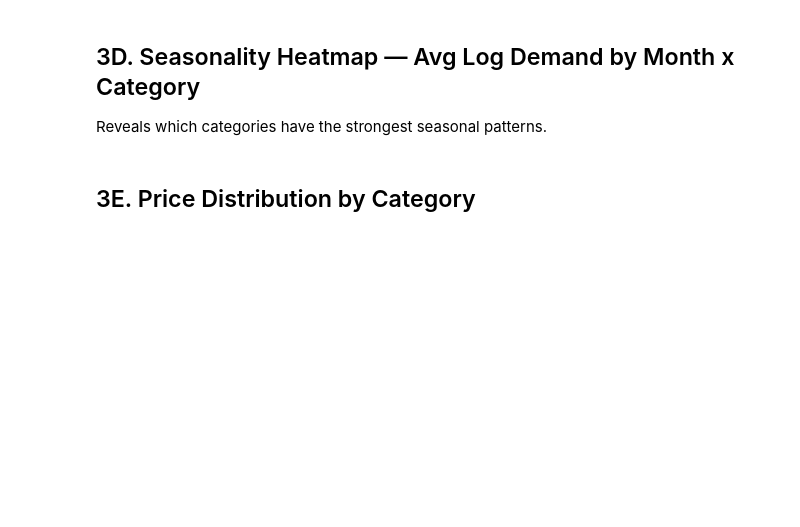
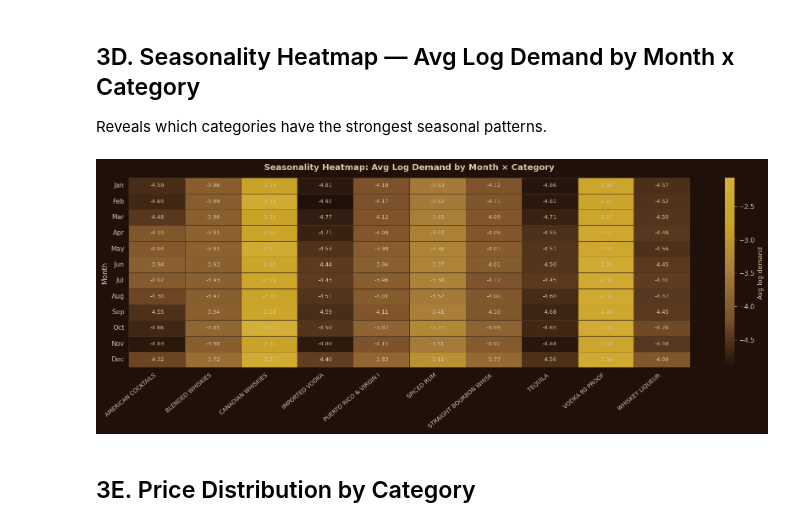
Before and after one commit to ajuare5/iowa-liquor-sales-analytics, a Jupyter notebook: iowa_liquor_demand_analysis.ipynb, the cells around one changed output. Saved outputs shown, nothing was run; the diff lists cells and outputs as text; code cells hidden in the pictures; blank space fills up the shorter version.

```diff
--- a/iowa_liquor_demand_analysis.ipynb
+++ b/iowa_liquor_demand_analysis.ipynb
@@ -266,23 +364,37 @@ print('Takeaway: Vodka and Whiskey dominate volume. Year-end spikes confirm seas
 Reveals which categories have the strongest seasonal patterns.
 # %%
 top10_cats = agg.groupby('Category Name')['Total_Liters'].sum().nlargest(10).index
-heat_data = (
+heat_data  = (
     agg[agg['Category Name'].isin(top10_cats)]
     .groupby(['Month', 'Category Name'])['log_demand']
     .mean().unstack('Category Name')
 )
 heat_data.columns = [c[:22] for c in heat_data.columns]
 month_labels = ['Jan','Feb','Mar','Apr','May','Jun','Jul','Aug','Sep','Oct','Nov','Dec']
 
-fig, ax = plt.subplots(figsize=(14, 5))
-sns.heatmap(heat_data, cmap='YlOrRd', annot=True, fmt='.2f',
-            linewidths=0.4, ax=ax, cbar_kws={'label': 'Avg log demand'})
-ax.set_yticklabels(month_labels[:len(heat_data)], rotation=0)
-ax.set_xlabel('Category')
-ax.set_ylabel('Month')
-ax.set_title('Seasonality Heatmap: Avg Log Demand by Month x Category')
+fig, ax = plt.subplots(figsize=(16, 6))
+fig.patch.set_facecolor(BG)
+ax.set_facecolor(PANEL_BG)
+sns.heatmap(heat_data, cmap=GOLD_CMAP, annot=True, fmt='.2f',
+            annot_kws={'size': 8.5, 'color': TEXT_CREAM},
+            linewidths=0.4, linecolor=AXIS_COLOR, ax=ax,
+            cbar_kws={'label': 'Avg log demand'})
+cbar = ax.collections[0].colorbar
+cbar.set_label('Avg log demand', color=TEXT_CREAM)
+cbar.ax.yaxis.set_tick_params(color=TEXT_CREAM, labelcolor=TEXT_CREAM)
+ax.set_yticklabels(month_labels[:len(heat_data)], rotation=0, fontsize=10, color=TEXT_CREAM)
+ax.set_xticklabels(ax.get_xticklabels(), rotation=40, ha='right', fontsize=9, color=TEXT_CREAM)
+ax.set_xlabel('', color=TEXT_CREAM)
+ax.set_ylabel('Month', fontsize=11, color=TEXT_CREAM)
+ax.set_title('Seasonality Heatmap: Avg Log Demand by Month × Category',
+             fontsize=13, fontweight='bold', color=TEXT_CREAM, pad=12)
+for spine in ax.spines.values():
+    spine.set_edgecolor(AXIS_COLOR)
 plt.tight_layout()
+plt.savefig('figures/3D_seasonality_heatmap.png', bbox_inches='tight', dpi=150, facecolor=BG)
 plt.show()
+# %% [output]
+[figure, added]
 # %% [markdown]
 ## 3E. Price Distribution by Category
 # %%
```
Also changed, not shown: parts of 36 cells of this notebook.
